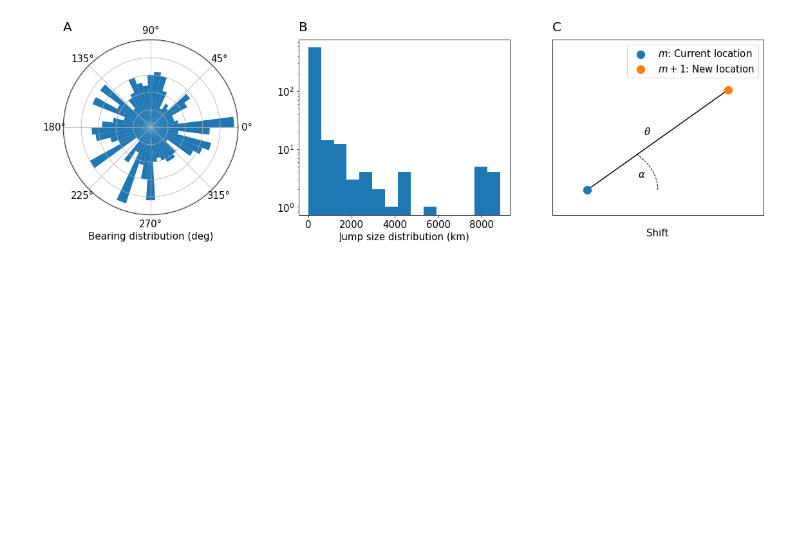
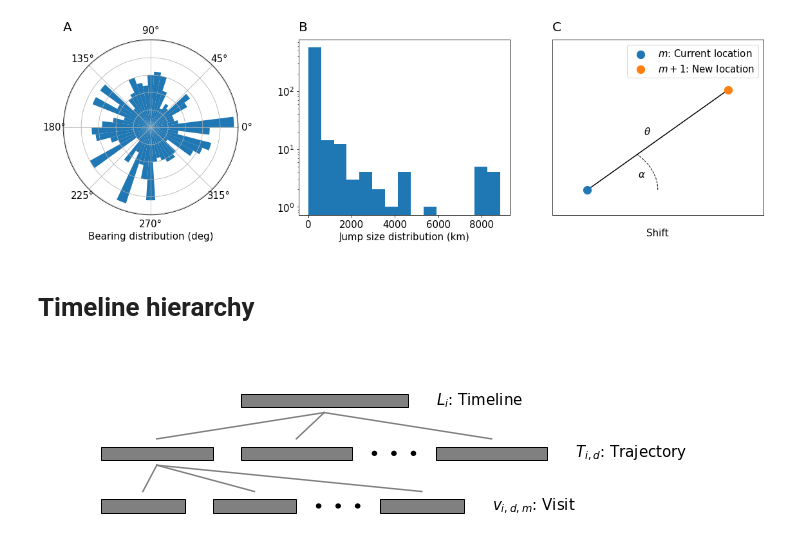
Before and after one commit to TheYuanLiao/individual_mobility_model, a Jupyter notebook: src/py/method-model-plots.ipynb, the cells around one changed output. Cells and saved outputs as stored; diff of their text form; code cells hidden in the pictures; blank space fills up the shorter version.

Commit message:
add timeline hierarchy plot

```diff
--- a/src/py/method-model-plots.ipynb
+++ b/src/py/method-model-plots.ipynb
@@ -175,3 +175,50 @@ ax3.legend()
 # %% [output]
 <matplotlib.legend.Legend at 0x...>
 [figure]
+# %% [markdown]
+# Timeline hierarchy
+# %%
+fig, ax = plt.subplots(1,1, figsize=(12,3))
+
+ax.set_xlim([0, 12])
+ax.set_ylim([6.9, 10])
+
+
+box_style = { "facecolor": "grey", "edgecolor": "black"}
+
+# Timeline L_i
+ax.text(7, 9.05, r"$L_i$: Timeline")
+ax.add_patch(Rectangle((3.5, 9), 3, .25, **box_style))
+
+# Trajectories
+ax.text(9.5, 8.05, r"$T_{i,d}$: Trajectory")
+ax.add_patch(Rectangle((1, 8), 2, .25, **box_style))
+ax.plot([2, 5], [8.4, 8.9], color='grey')
+ax.add_patch(Rectangle((3.5, 8), 2, .25, **box_style))
+ax.plot([4.5, 5], [8.4, 8.9], color='grey')
+
+ax.add_patch(Circle((5.9, 8.125), .05, facecolor='black'))
+ax.add_patch(Circle((6.25, 8.125), .05, facecolor='black'))
+ax.add_patch(Circle((6.6, 8.125), .05, facecolor='black'))
+
+ax.add_patch(Rectangle((7, 8), 2, .25, **box_style))
+ax.plot([8, 5], [8.4, 8.9], color='grey', )
+
+
+# Visits
+ax.text(8, 7.05, r"$v_{i,d,m}$: Visit")
+ax.add_patch(Rectangle((1, 7), 1.5, .25, **box_style))
+ax.plot([1.75, 2], [7.4, 7.9], color='grey')
+ax.add_patch(Rectangle((3, 7), 1.5, .25, **box_style))
+ax.plot([3.75, 2], [7.4, 7.9], color='grey')
+
+ax.add_patch(Circle((4.9, 7.125), .05, facecolor='black'))
+ax.add_patch(Circle((5.25, 7.125), .05, facecolor='black'))
+ax.add_patch(Circle((5.6, 7.125), .05, facecolor='black'))
+
+ax.add_patch(Rectangle((6, 7), 1.5, .25, **box_style))
+ax.plot([6.75, 2], [7.4, 7.9], color='grey')
+
+ax.set_axis_off()
+# %% [output]
+[figure, added]
```
Also changed, not shown: parts of 3 cells of this notebook.
